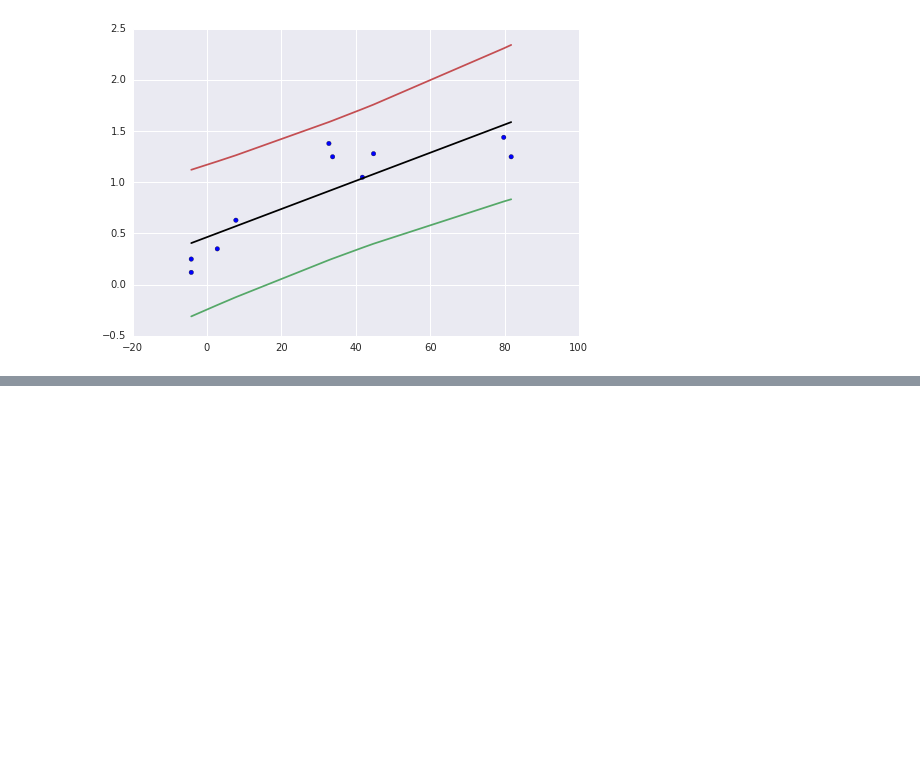
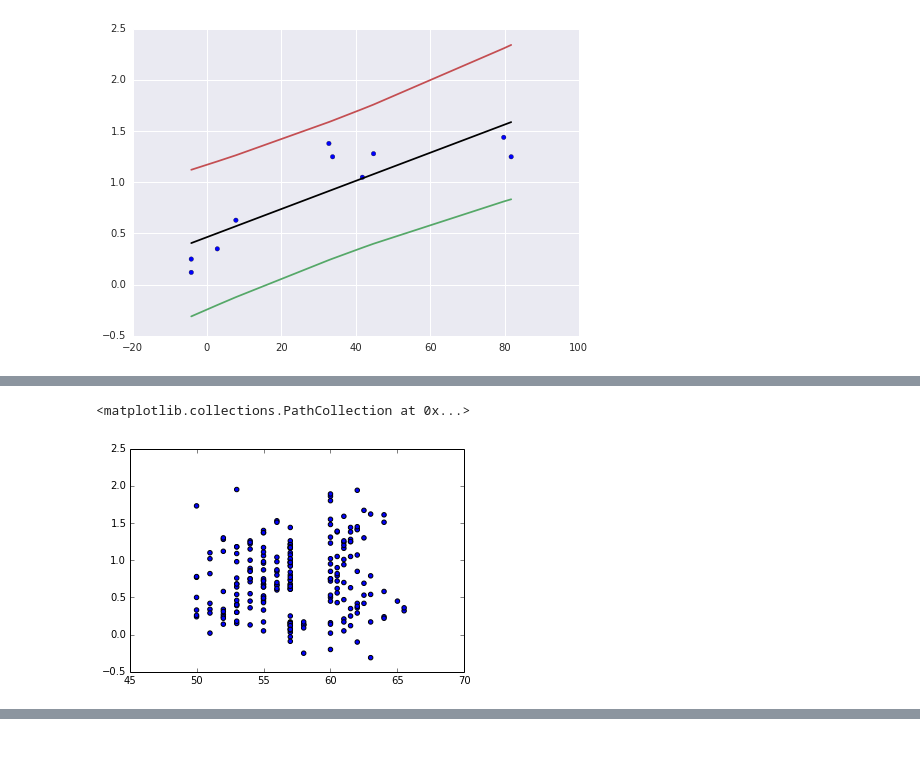
Before and after one commit to saint-germain/estrellas, a Jupyter notebook: confidenceintervals.ipynb, the cells around one changed output, grey strips where cells are left out. Saved outputs shown, nothing was run; the diff lists cells and outputs as text; code cells hidden in the pictures; blank space fills up the shorter version.

```diff
--- a/confidenceintervals.ipynb
+++ b/confidenceintervals.ipynb
@@ -78,0 +93,2 @@ plt.plot(A,slope*A+intercept+tcrit*sterr*np.sqrt(1+1./len(A)+(A-np.mean(A))**2/n
+# %%
+df1=pd.read_csv("datosestrellas/mandk.csv")
@@ -78,0 +105,5 @@ plt.plot(A,slope*A+intercept+tcrit*sterr*np.sqrt(1+1./len(A)+(A-np.mean(A))**2/n
+# %%
+plt.scatter(df1.SpT,df1.ExcU)
+# %% [output]
+<matplotlib.collections.PathCollection at 0x...>
+[figure, added]
```
Also changed, not shown: parts of 15 cells of this notebook, 2 other files.
